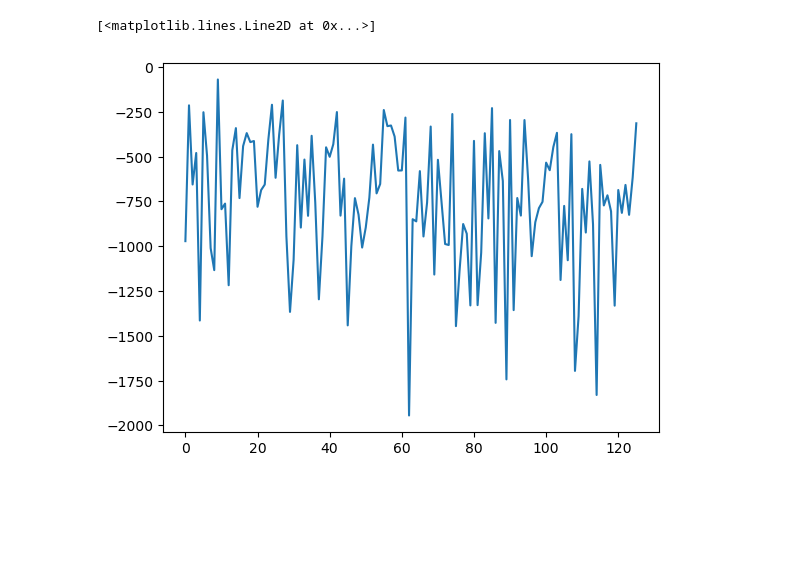
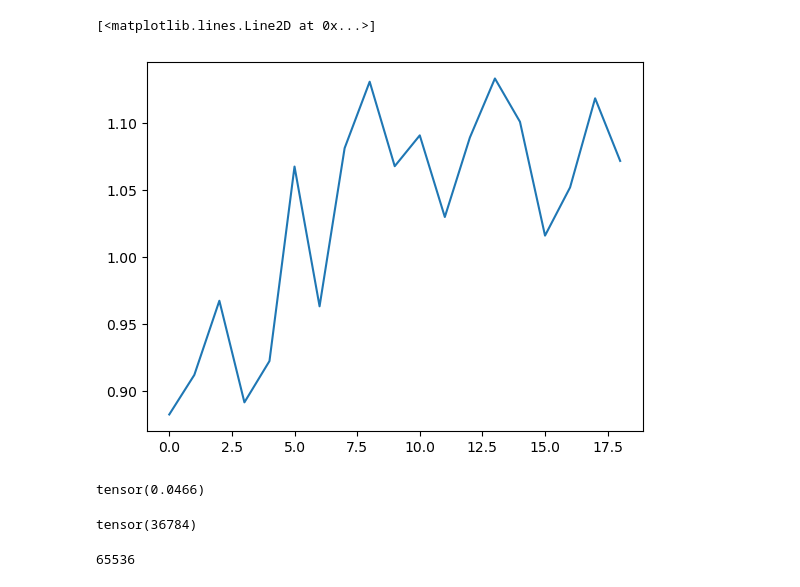
Before and after one commit to Aryo-Patel/Jhopkins-segmentation, a Jupyter notebook: model_analysis.ipynb, the cells around one changed output. Drawn from its saved outputs; the diff is of its cells as text; code cells hidden in the pictures; blank space fills up the shorter version.

```diff
--- a/model_analysis.ipynb
+++ b/model_analysis.ipynb
@@ -14,5 +45,7 @@ def get_loss_from_run(run_name):
+# %%
+loss_data = get_loss_from_run("03-26_02:26:55")
 # %%
-plt.plot(data)
+plt.plot(loss_data)
 # %% [output]
 [<matplotlib.lines.Line2D at 0x...>]
-[figure, old version]
+[figure, new version]
@@ -18,0 +60,4 @@ plt.plot(data)
+# %%
+dice
+# %% [output]
+tensor(0.0466)
@@ -18,0 +66,8 @@ plt.plot(data)
+# %%
+num_correct
+# %% [output]
+tensor(36784)
+# %%
+num_pixels = torch.numel(targets)
+# %% [output]
+65536
```
Also changed, not shown: parts of 10 cells of this notebook, 9 other files.
